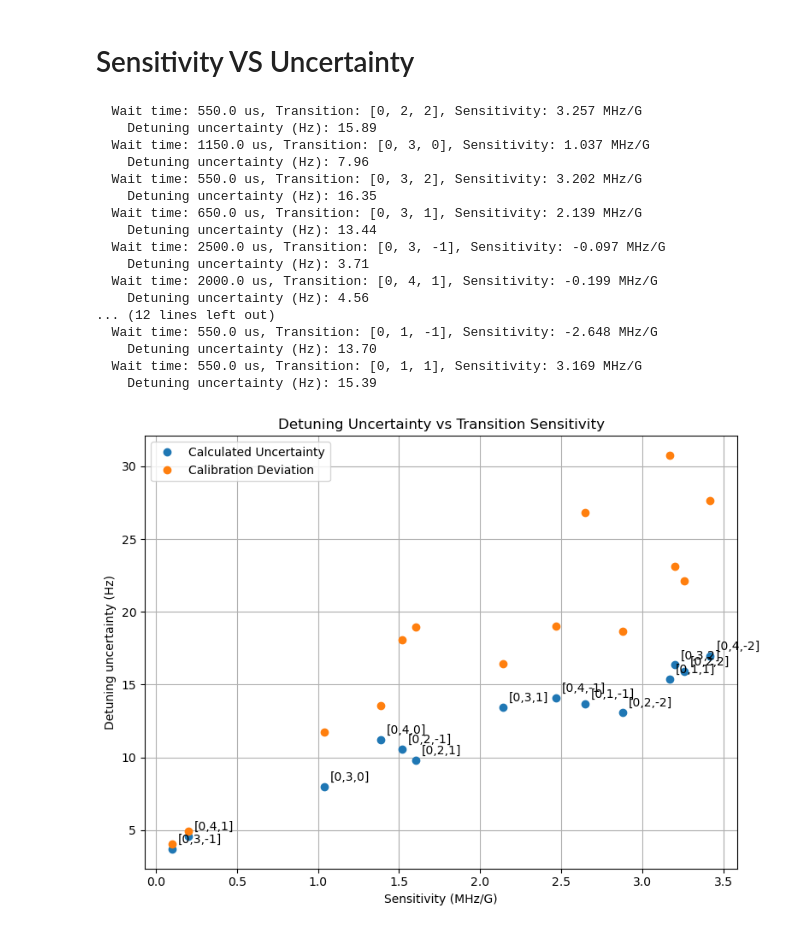
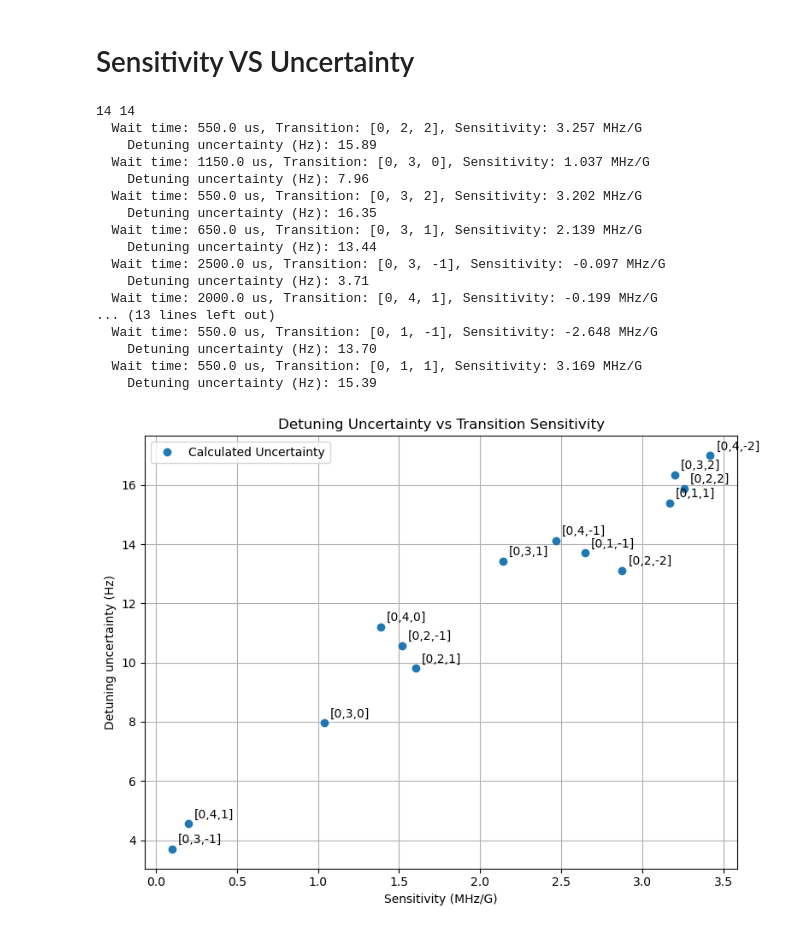
Before and after one commit to GauravTathed/PhD_python_scripts, a Jupyter notebook: Magnetic_field_over_time/Uncertainty_calculations.ipynb, the cells around one changed output. Drawn from its saved outputs; the diff is of its cells as text; code cells hidden in the pictures.

```diff
--- a/Magnetic_field_over_time/Uncertainty_calculations.ipynb
+++ b/Magnetic_field_over_time/Uncertainty_calculations.ipynb
@@ -444,7 +444,7 @@ Ket data uncertainties σ_{r_i}: [0.04958104 0.02727288 0.0732683 ]
 # %% [markdown]
 ## Uncertainity in detuning VS the bussed Ramsey wait time
 # %%
-bussed_Ramsey_waits = np.linspace(0.1, 1500.1, 20)
+bussed_Ramsey_waits = np.linspace(0.1, 1700.1, 13)
 sigma_det_list = []
 for wait in bussed_Ramsey_waits:
     print(f"  Wait time: {wait} us")
@@ -488,19 +488,21 @@ plt.show()
 # %%
 list_of_transitions = [[0, 2, 2], [0, 3, 0], [0, 3, 2], [0, 3, 1], [0, 3, -1], [0, 4, 1], [0, 4, 0], [0, 4, -1], [0, 4, -2], [0, 2, -2], [0, 2, -1], [0, 2, 1], [0, 1, -1], [0, 1, 1]]
 list_of_ramsey_times = 0.5*np.array([1100, 2300, 1100, 1300, 5000, 4000, 1500, 1250, 1100, 1500, 1500, 1500, 1100, 1100])
+print(len(list_of_transitions), len(list_of_ramsey_times))
 sensitivities_path=r"Z:\Lab Data\Phase_and_freq_correction_180Hz\sensitivities_4p2079.txt"
 sens_matrix = np.loadtxt(sensitivities_path, delimiter=",")
 # sens_list = get_pi_times_from_matrix(transition_pair, sens_matrix)
 sens_list = []
-sigma_det_list = []
+sigma_det_list_fn = []
 for transition, times in zip(list_of_transitions, list_of_ramsey_times):
     sens_list.append(get_pi_times_from_matrix([transition], sens_matrix)[0])
     print(f"  Wait time: {times} us, Transition: {transition}, Sensitivity: {sens_list[-1]:.3f} MHz/G")
     fitted_detuning, sigma_detuning, grad, sigma_r = propagated_detuning_uncertainty(ket_data=ket_data, phase_list=phase_list,transition_pair=[transition, [0, 2, 0]], T_wait_bussed_ramsey=times, n_shots=100, consider_line = True)
     # print(f"    Fitted detuning (Hz): {fitted_detuning / (2 * np.pi):.2f}")
     print(f"    Detuning uncertainty (Hz): {sigma_detuning / (2 * np.pi):.2f}")
-    sigma_det_list.append(sigma_detuning / (2 * np.pi))
+    sigma_det_list_fn.append(sigma_detuning / (2 * np.pi))
 # %% [output]
+14 14
   Wait time: 550.0 us, Transition: [0, 2, 2], Sensitivity: 3.257 MHz/G
     Detuning uncertainty (Hz): 15.89
   Wait time: 1150.0 us, Transition: [0, 3, 0], Sensitivity: 1.037 MHz/G
@@ -512,8 +514,7 @@ for transition, times in zip(list_of_transitions, list_of_ramsey_times):
   Wait time: 2500.0 us, Transition: [0, 3, -1], Sensitivity: -0.097 MHz/G
     Detuning uncertainty (Hz): 3.71
   Wait time: 2000.0 us, Transition: [0, 4, 1], Sensitivity: -0.199 MHz/G
-    Detuning uncertainty (Hz): 4.56
-... (12 lines left out)
+... (13 lines left out)
   Wait time: 550.0 us, Transition: [0, 1, -1], Sensitivity: -2.648 MHz/G
     Detuning uncertainty (Hz): 13.70
   Wait time: 550.0 us, Transition: [0, 1, 1], Sensitivity: 3.169 MHz/G
@@ -521,28 +522,20 @@ for transition, times in zip(list_of_transitions, list_of_ramsey_times):
 # %%
 plt.figure(figsize=(8,6))
 
-plt.plot(np.abs(sens_list), np.array(sigma_det_list), 'o', label='Calculated Uncertainty')
+plt.plot(np.abs(sens_list), np.array(sigma_det_list_fn), 'o', label='Calculated Uncertainty')
 
 # can you  annotate points with transition labels?
 for i, transition in enumerate(list_of_transitions):
-    plt.annotate(f"[{transition[0]},{transition[1]},{transition[2]}]", (np.abs(sens_list[i]), sigma_det_list[i]), textcoords="offset points", xytext=(5,5), ha='left')
+    plt.annotate(f"[{transition[0]},{transition[1]},{transition[2]}]", (np.abs(sens_list[i]), sigma_det_list_fn[i]), textcoords="offset points", xytext=(5,5), ha='left')
 
-sens_data = np.array([2.64786667, 3.16843916, 2.87704504, 1.51802653, 1.60415729,
-       3.25693033, 0.09692457, 1.03669733, 2.13864045, 3.20159923,
-       3.42010053, 2.4661911 , 1.38675807, 0.19865748])
 
-deviation = np.array([26.8008877 , 30.73787883, 18.69236793, 18.06647591, 18.93568599,
-       22.105553  ,  4.0443694 , 11.76102557, 16.42239178, 23.10726554,
-       27.64680068, 19.00928243, 13.55282008,  4.91579299])
-
-plt.plot(sens_data, deviation, 'o', label='Calibration Deviation')
 
 plt.xlabel('Sensitivity (MHz/G)')
 plt.ylabel('Detuning uncertainty (Hz)')
 plt.title('Detuning Uncertainty vs Transition Sensitivity')
 plt.grid()
 plt.tight_layout()
 plt.legend()
 plt.show()
 # %% [output]
-[figure, old version]
+[figure, new version]
```
Also changed, not shown: parts of 4 cells of this notebook, 43 other files.
